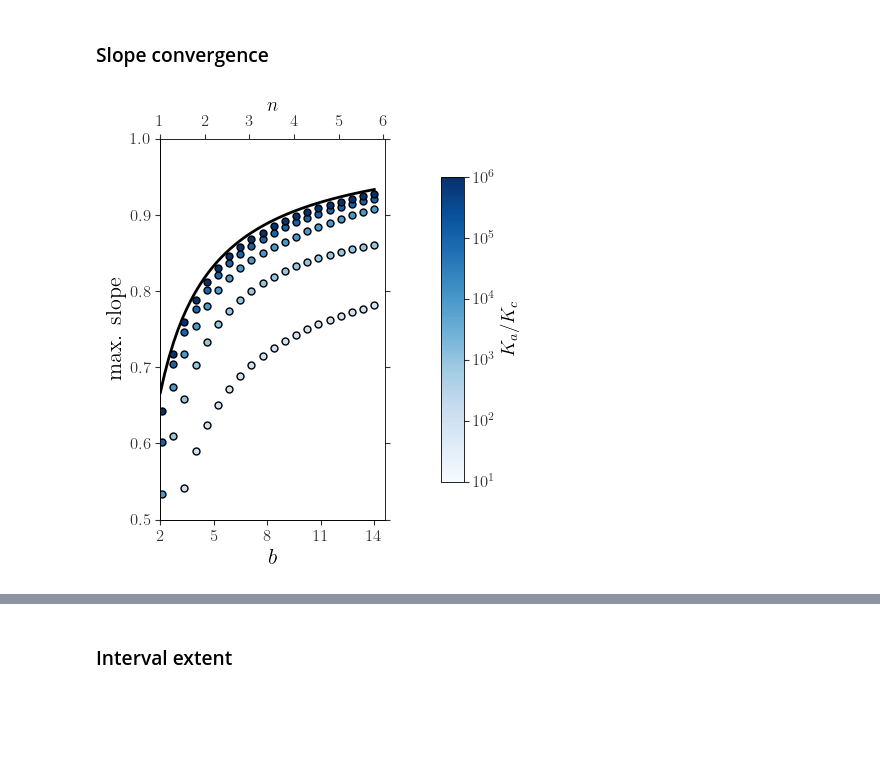
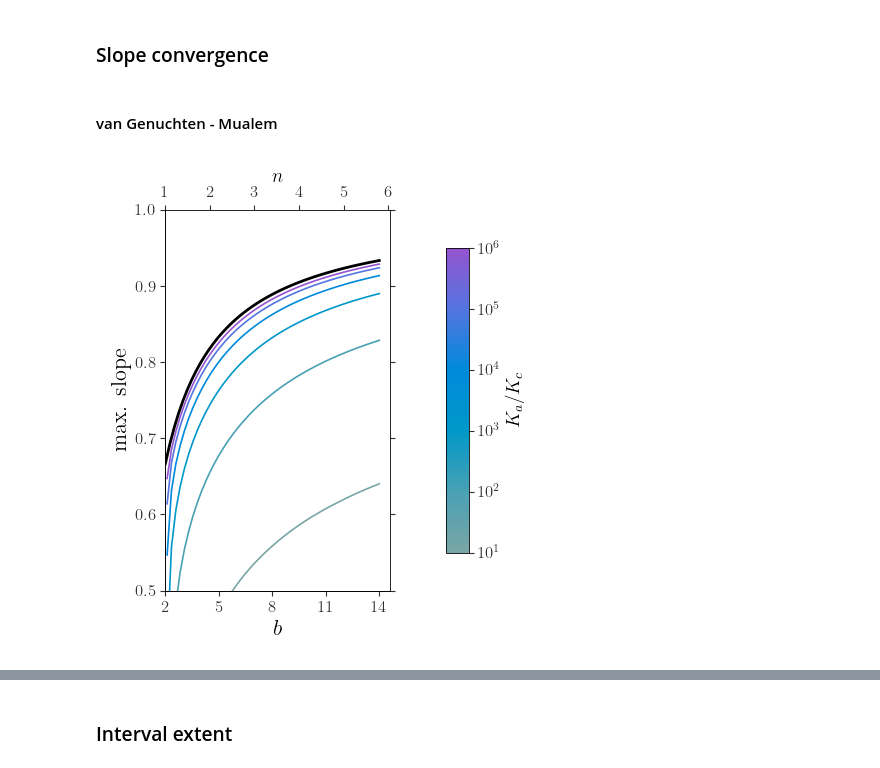
Before and after one commit to jpaccolat/seepage, a Jupyter notebook: exp1.ipynb, the cells around one changed output, grey strips where cells are left out. Drawn from its saved outputs; the diff is of its cells as text; code cells hidden in the pictures; blank space fills up the shorter version.

```diff
--- a/exp1.ipynb
+++ b/exp1.ipynb
@@ -17,10 +18,21 @@ import matplotlib.colors as colors
 # Internal imports
 # %%
 # set plot style
+%matplotlib widget
 plt.style.use('plot_style.txt')
 
 # output path for figures
 output_path = pathlib.Path("/home/jonas/shared/Work/SSeep2026/Figures")
 
-# set parametrization
-aq_para = 'vGM'
+# load data
+df_vGM = pd.read_csv('exp1_vGM/sl_it.csv', index_col=0)
+df_BCB = pd.read_csv('exp1_BCB/sl_it.csv', index_col=0)
+
+# color palettes
+col_vGM = ['#79a6a6', '#48a1b4', '#0098c9', '#008adb', '#5375e0',
+           '#9553cf']
+cmap_vGM = colors.LinearSegmentedColormap.from_list('vGM', col_vGM)
+
+col_BCB = ['#9ea678', '#a19958', '#a98a39', '#b5761f', '#c25e0f',
+           '#cf3a15']
+cmap_BCB = colors.LinearSegmentedColormap.from_list('BCB', col_BCB)
@@ -31,49 +39,50 @@ df = pd.read_csv(name, index_col=0)
 # %% [markdown]
 ### Slope convergence
+# %% [markdown]
+#### van Genuchten - Mualem
 # %%
 fig, ax = plt.subplots(figsize=(5, 5))
 
 # prediction
 b = np.linspace(2, 14)
 xi = b / (1 + b)
-ax.plot(b, xi, c='k', lw=2, alpha=1)
+ax.plot(b, xi, c='k', lw=2, zorder=1)
 
-# slope convergence
-cond_ratio = df['cond_ratio'].unique()
-cmap = cm.Blues
+# data
+cond_ratio = df_vGM['cond_ratio'].unique()
 norm = colors.LogNorm(vmin=cond_ratio[0], vmax=cond_ratio[-1])
 
 for i, v in enumerate(cond_ratio):
-    idx = df['cond_ratio'] == v
-    ax.plot(df.loc[idx, 'b'], df.loc[idx, 'max_slope'],
-            ls='None', marker='o', ms=5, c=cmap(norm(v)), alpha=1)
+    idx = df_vGM['cond_ratio'] == v
+    ax.plot(df_vGM.loc[idx, 'b'], df_vGM.loc[idx, 'max_slope'],
+            ls='-', c=col_vGM[i], zorder=0)
 
 # ax layout
 ax.spines["top"].set_visible(True)
 ax.spines["right"].set_visible(True)
 ax.tick_params(top=True, right=True)
 ax.set(xscale='linear', yscale='linear')
 ax.set_ylim(ymin=0.5, ymax=1)
 ax.set_xlabel('$b$', fontsize=16)
 ax.set_xticks([2, 5, 8, 11, 14])
 ax.set_xlim(xmin=2)
 ax.set_ylabel('max. slope', fontsize=16)
 
 # set secondary x axes
 ax2 = ax.twiny()
 ax2.set_xlim(ax.get_xlim())
 xticklabels = [1, 2, 3, 4, 5, 6]
 xticks = [(5 * n - 1) / 2 for n in xticklabels]
 ax2.set_xticks(xticks, labels=xticklabels)
 ax2.set_xlabel('$n$', labelpad=2)
 
 # colorbar
 cax = ax.inset_axes([1.25, 0.1, 0.1, 0.8])
-cb = fig.colorbar(cm.ScalarMappable(cmap=cmap, norm=norm), cax=cax,
+cb = fig.colorbar(cm.ScalarMappable(cmap=cmap_vGM, norm=norm), cax=cax,
              orientation='vertical', label='$K_a / K_c$', ticks=cond_ratio)
 cb.ax.minorticks_off()
 
 plt.tight_layout()
-#plt.savefig(output_path / f'slope_convergence_{aq_para}.pdf')
+#plt.savefig(output_path / f'slope_convergence_vGM.pdf')
 # %% [output]
-[figure, old version]
+[figure, new version]
```
Also changed, not shown: parts of 8 cells of this notebook.
